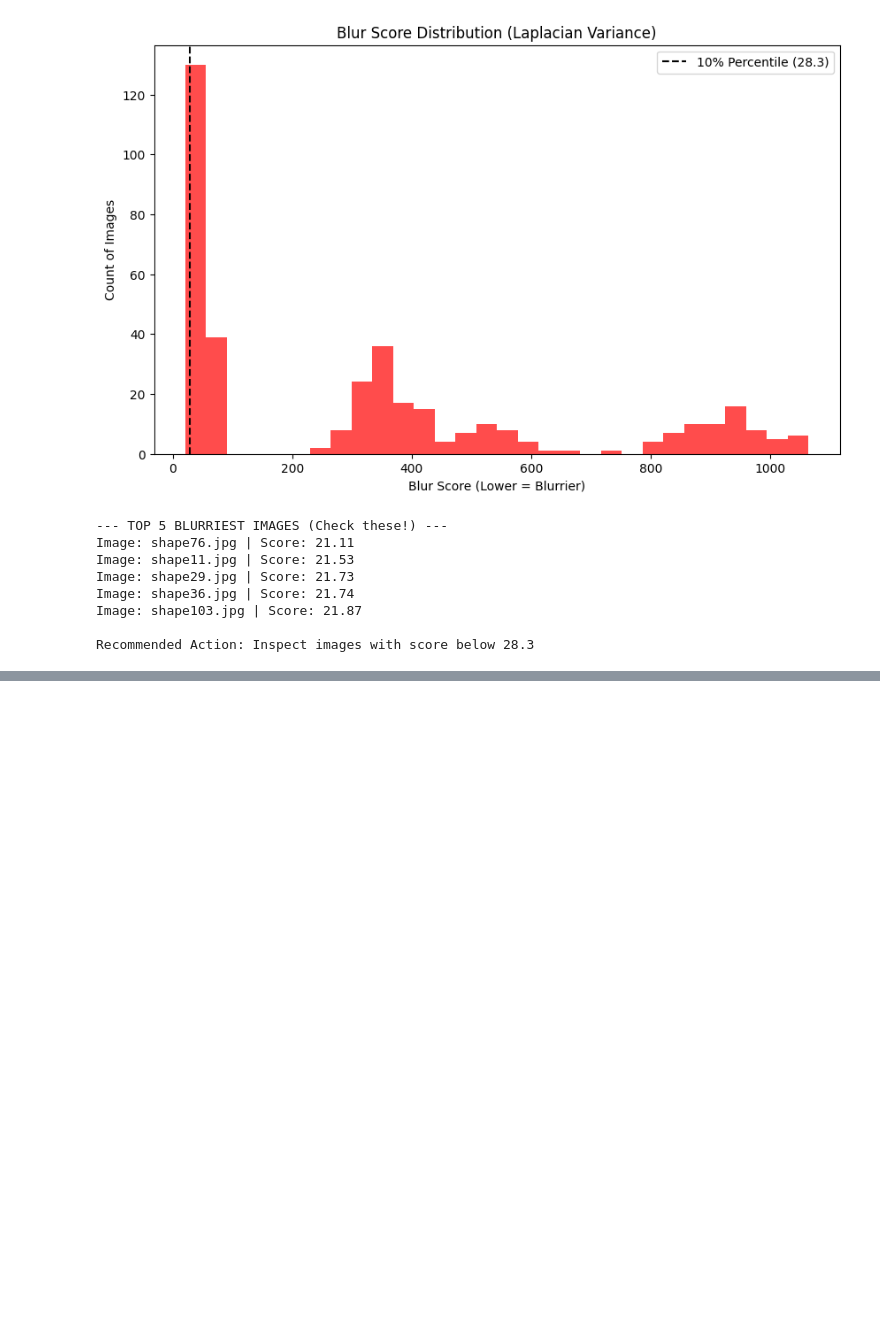
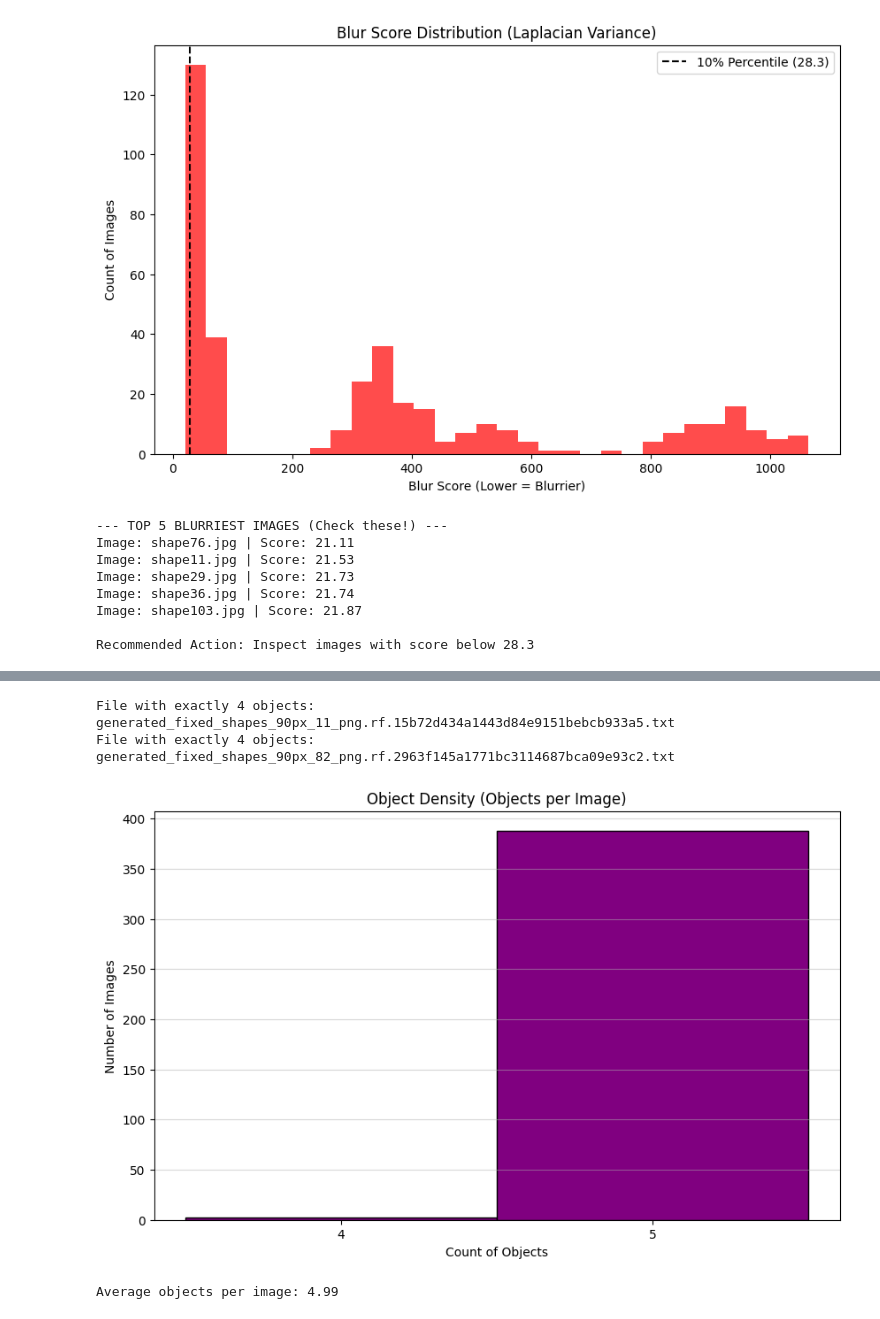
Before and after one commit to Junhan12/hcaptcha-solver, a Jupyter notebook: eda.ipynb, the cells around one changed output, grey strips where cells are left out. Cells and saved outputs as stored; diff of their text form; code cells hidden in the pictures; blank space fills up the shorter version.

```diff
--- a/eda.ipynb
+++ b/eda.ipynb
@@ -235,0 +428,50 @@ Recommended Action: Inspect images with score below 28.3
+# %%
+import matplotlib.pyplot as plt
+import os
+import glob
+
+# ================= CONFIGURATION =================
+LABEL_FOLDER = "C:\\Users\\junha\\Downloads\\unpaired shape.v17-390-shape.yolov8\\all_labels"
+# =================================================
+
+def plot_objects_per_image():
+    label_files = glob.glob(os.path.join(LABEL_FOLDER, "*.txt"))
+
+    counts = []
+    empty_files = []
+
+    for file in label_files:
+        with open(file, 'r') as f:
+            # Count non-empty lines
+            lines = [line.strip() for line in f.readlines() if line.strip()]
+            count = len(lines)
+            counts.append(count)
+
+            if count == 0:
+                empty_files.append(os.path.basename(file))
+
+            if count == 4:
+                print(f"File with exactly 4 objects: {os.path.basename(file)}")
+
+    # Plotting
+    plt.figure(figsize=(10, 6))
+    plt.hist(counts, bins=range(min(counts), max(counts) + 2), align='left', color='purple', edgecolor='black')
+
+    plt.title('Object Density (Objects per Image)')
+    plt.xlabel('Count of Objects')
+    plt.ylabel('Number of Images')
+    plt.xticks(range(min(counts), max(counts) + 1))
+    plt.grid(axis='y', alpha=0.5)
+    plt.show()
+
+    print(f"Average objects per image: {sum(counts)/len(counts):.2f}")
+    if empty_files:
+        print(f"Warning: Found {len(empty_files)} empty label files (Background images).")
+
+if __name__ == "__main__":
+    plot_objects_per_image()
+# %% [output]
+File with exactly 4 objects: generated_fixed_shapes_90px_11_png.rf.15b72d434a1443d84e9151bebcb933a5.txt
+File with exactly 4 objects: generated_fixed_shapes_90px_82_png.rf.2963f145a1771bc3114687bca09e93c2.txt
+[figure, added]
+Average objects per image: 4.99
```
Also changed, not shown: parts of 2 cells of this notebook, 5 other files.
